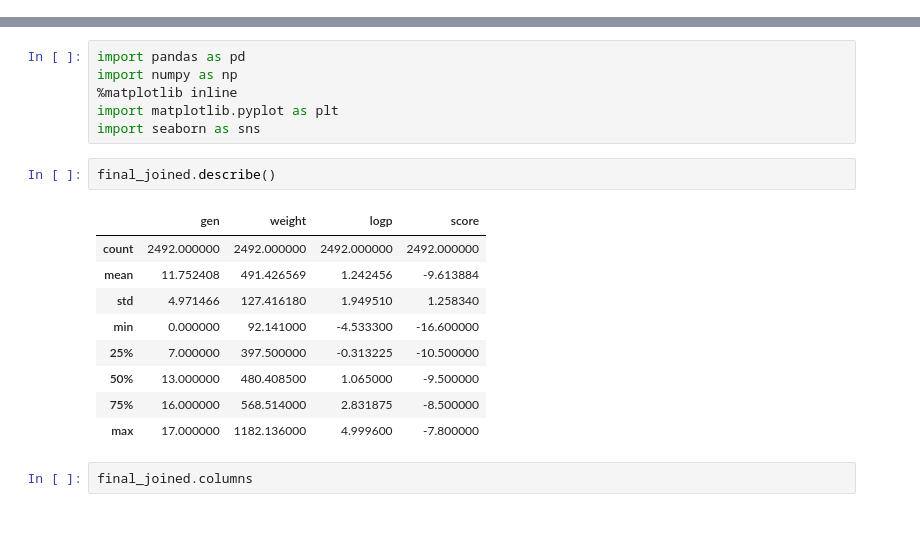
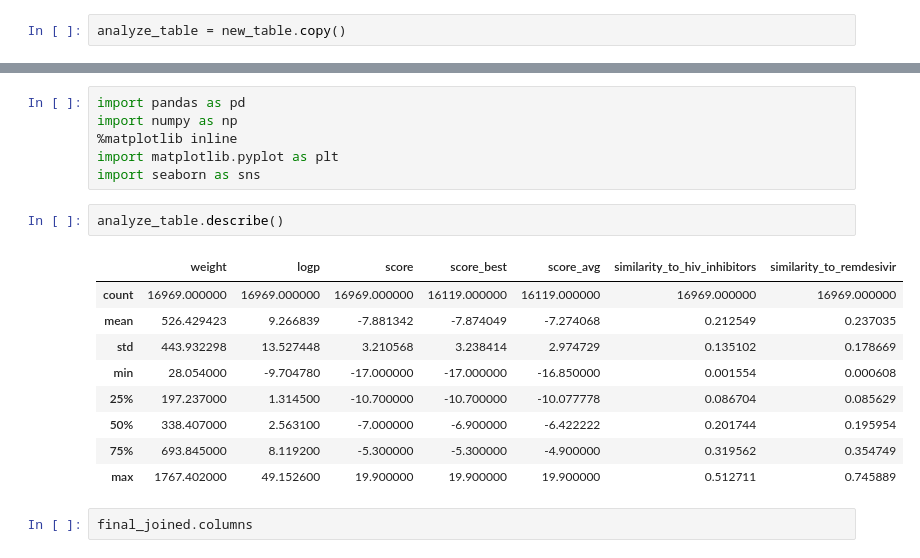
Before and after one commit to forkwell-io/fch-drug-discovery, a Jupyter notebook: Final Results.ipynb, the cells around one changed output, grey strips where cells are left out. Cells and saved outputs as stored; diff of their text form; blank space fills up the shorter version.

```diff
--- a/Final Results.ipynb
+++ b/Final Results.ipynb
@@ -263,6 +271,8 @@ new_table.head(10)
 | 15647 | AAAQ | 17 | FC#Cc1ccccn1 | genetic_algorithm | 121.114 | 1.3601 | -4.1 | -16.6 | -16.350 | ... |
 | 8 | AAAQ | 17 | CC1CCCCCCCCCCCCCCCCCCCCCCCCCCCCCC... | generated | 1322.400 | 34.6314 | -16.6 | -16.6 | -16.350 | ... |
 | 9 | AAWZ | 16 | CC1CCCCCCCCCCCCCCCCCCCCCCCCCCCCCC... | generated | 1334.326 | 33.6196 | -16.5 | -16.5 | -15.700 | ... |
+# %%
+analyze_table = new_table.copy()
 # %%
 new_table = new_table[(new_table.score < -12) & (new_table.logp < 5) & (new_table.logp > 0) & (new_table.score_best < -12)]
 new_table.head(10)
@@ -301,17 +311,17 @@ import numpy as np
 import matplotlib.pyplot as plt
 import seaborn as sns
 # %%
-final_joined.describe()
+analyze_table.describe()
 # %% [output]
-|  | gen | weight | logp | score |
-| count | 2492.000000 | 2492.000000 | 2492.000000 | 2492.000000 |
-| mean | 11.752408 | 491.426569 | 1.242456 | -9.613884 |
-| std | 4.971466 | 127.416180 | 1.949510 | 1.258340 |
-| min | 0.000000 | 92.141000 | -4.533300 | -16.600000 |
-| 25% | 7.000000 | 397.500000 | -0.313225 | -10.500000 |
-| 50% | 13.000000 | 480.408500 | 1.065000 | -9.500000 |
-| 75% | 16.000000 | 568.514000 | 2.831875 | -8.500000 |
-| max | 17.000000 | 1182.136000 | 4.999600 | -7.800000 |
+|  | weight | logp | score | score_best | score_avg | similarity_to_hiv_inhibitors | similarity_to_remdesivir |
+| count | 16969.000000 | 16969.000000 | 16969.000000 | 16119.000000 | 16119.000000 | 16969.000000 | 16969.000000 |
+| mean | 526.429423 | 9.266839 | -7.881342 | -7.874049 | -7.274068 | 0.212549 | 0.237035 |
+| std | 443.932298 | 13.527448 | 3.210568 | 3.238414 | 2.974729 | 0.135102 | 0.178669 |
+| min | 28.054000 | -9.704780 | -17.000000 | -17.000000 | -16.850000 | 0.001554 | 0.000608 |
+| 25% | 197.237000 | 1.314500 | -10.700000 | -10.700000 | -10.077778 | 0.086704 | 0.085629 |
+| 50% | 338.407000 | 2.563100 | -7.000000 | -6.900000 | -6.422222 | 0.201744 | 0.195954 |
+| 75% | 693.845000 | 8.119200 | -5.300000 | -5.300000 | -4.900000 | 0.319562 | 0.354749 |
+| max | 1767.402000 | 49.152600 | 19.900000 | 19.900000 | 19.900000 | 0.512711 | 0.745889 |
 # %%
 final_joined.columns
 # %% [output]
```
Also changed, not shown: parts of 9 cells of this notebook, 10 other files.
